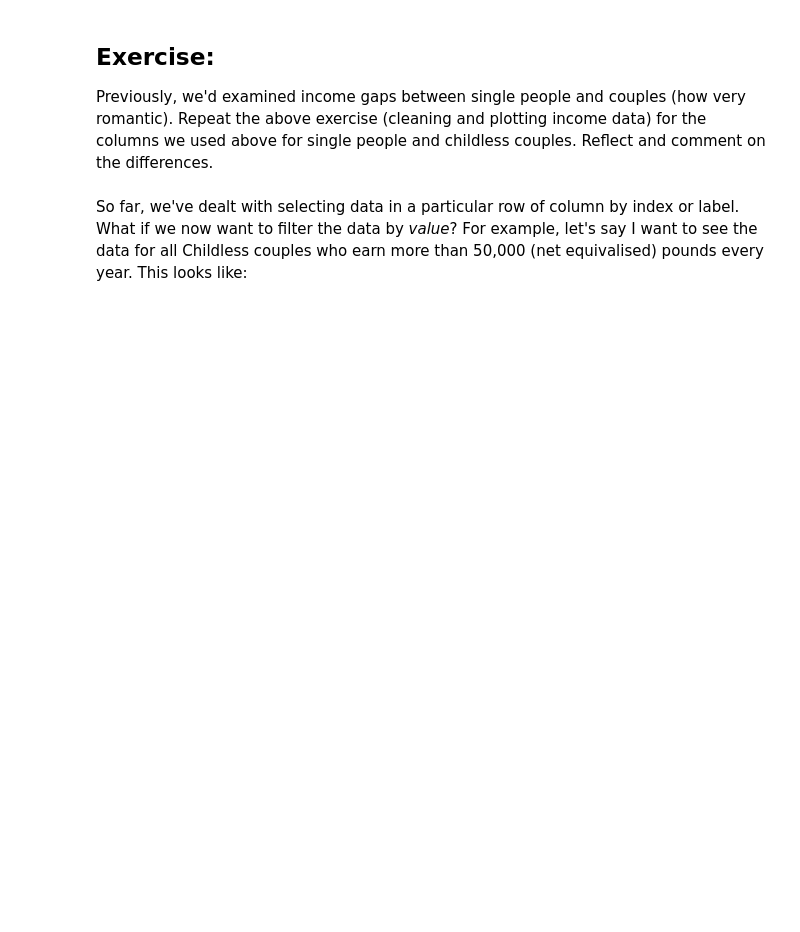
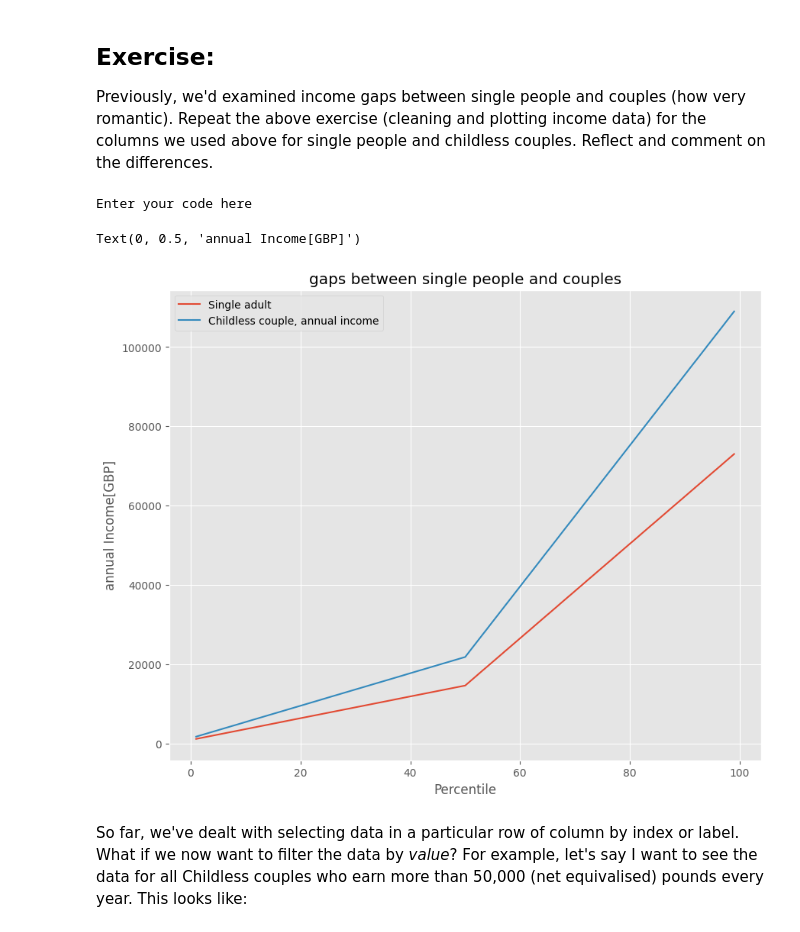
Before and after one commit to NanaShirasu/QM2, a Jupyter notebook: notebooks/W02. Pandas.ipynb, the cells around one changed output. Saved outputs shown, nothing was run; the diff lists cells and outputs as text; code cells hidden in the pictures; blank space fills up the shorter version.

```diff
--- a/notebooks/W02. Pandas.ipynb
+++ b/notebooks/W02. Pandas.ipynb
@@ -311,3 +330,19 @@ print("Enter your code here")
+# %%
+print("Enter your code here")
+
+clean = income.loc[[1,50,99]][['Single adult','Childless couple, annual income']]
+clean=clean.replace(',', '', regex=True)
+clean = clean.replace('-', 'NaN', regex=True).astype('float')
+clean.head()
+
+clean.plot()
+plt.title('gaps between single people and couples')
+plt.xlabel('Percentile')
+plt.ylabel('annual Income[GBP]')
+# %% [output]
+Enter your code here
+Text(0, 0.5, 'annual Income[GBP]')
+[figure, added]
 # %%
 Add your reflection here.
 # %% [markdown]
```
Also changed, not shown: parts of 13 cells of this notebook.
